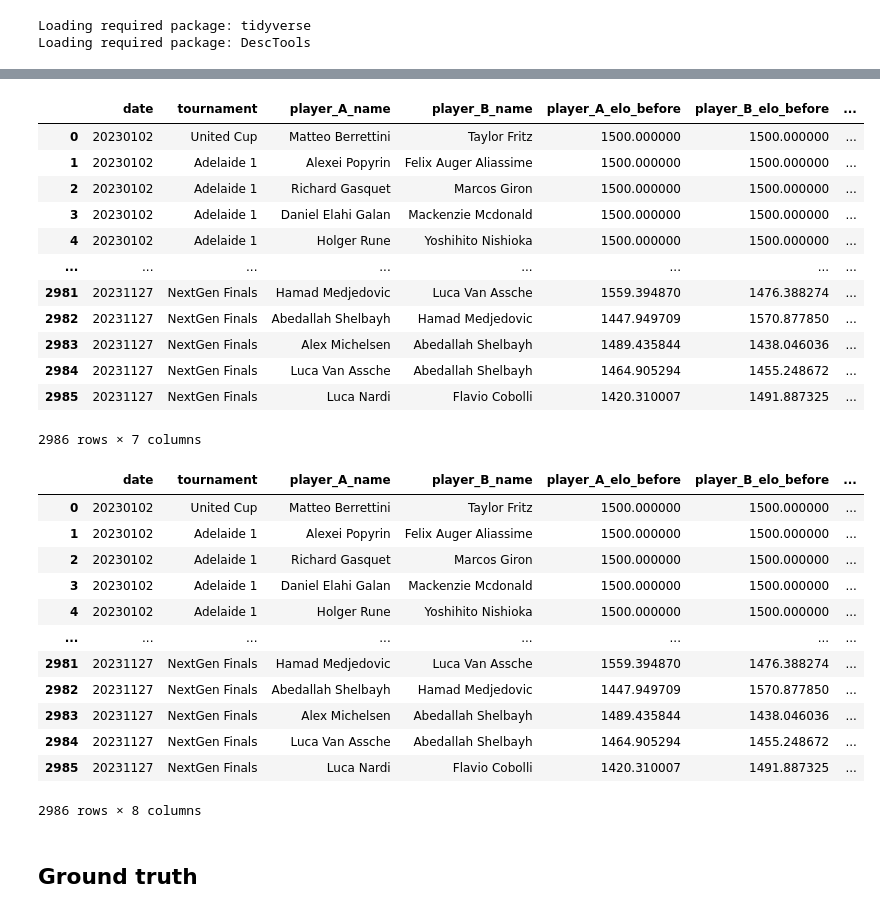
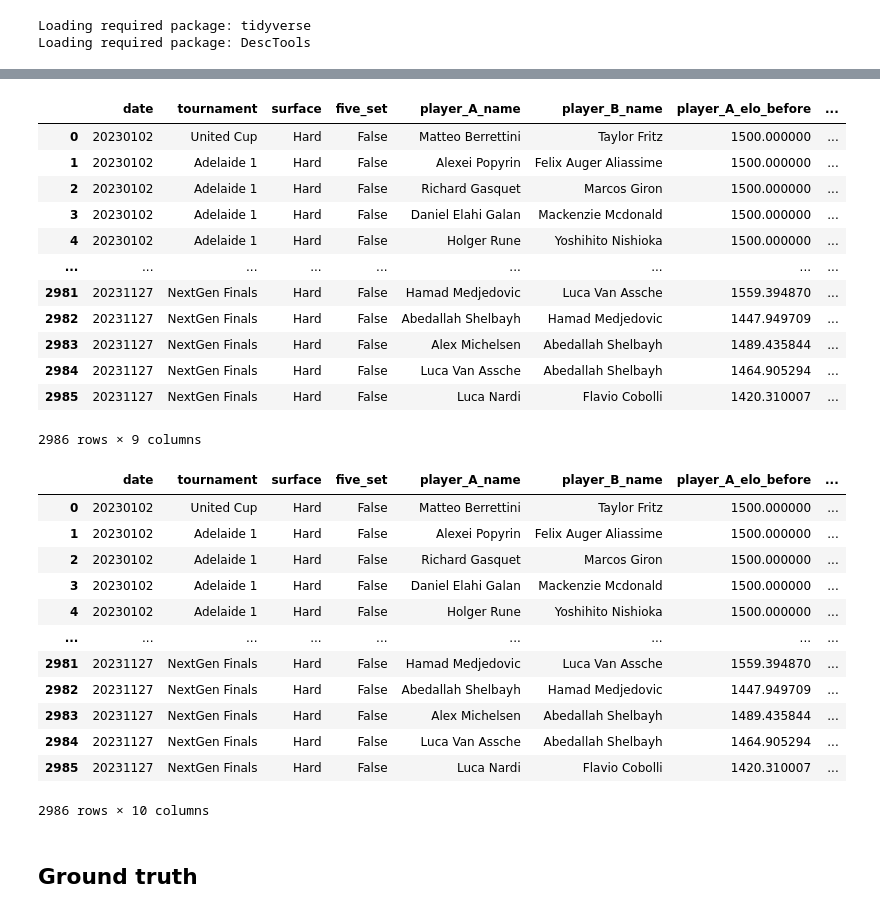
Before and after one commit to hazel-gandhi/tennis-regression, a Jupyter notebook: elo-r.ipynb, the cells around one changed output, grey strips where cells are left out. Drawn from its saved outputs; the diff is of its cells as text; code cells hidden in the pictures.

```diff
--- a/elo-r.ipynb
+++ b/elo-r.ipynb
@@ -19,4 +19,7 @@ import pandas as pd
 import numpy as np
 import matplotlib.pyplot as plt
 from IPython.display import display, HTML
+
+# show all columns
+pd.set_option("display.max_columns", None)
 # %% [output]
@@ -54,6 +77,10 @@ Loading required package: DescTools
 # Load match data
 df = pd.read_csv('atp_matches_2023.csv')
 df = df.sort_values('tourney_date')
+
+five_set = ['Us Open','Roland Garros', 'Australian Open', 'Wimbledon']
+df['five_set'] = df.tourney_name.isin(five_set)
+
 
 # Initialize Elo ratings
 elo_ratings = defaultdict(lambda: 1500)
@@ -76,9 +103,11 @@ for _, match in df.iterrows():
     # Record pre-match Elo ratings
     elo_snapshots.append({
         'date': match['tourney_date'],
+        'surface': match['surface'],
         'tournament': match['tourney_name'],
         'winner': winner,
         'loser': loser,
+        'five_set': match['five_set'],
         'winner_elo_before': rating_winner,
         'loser_elo_before': rating_loser
     })
@@ -111,57 +140,58 @@ elo_df
 # %%
 import numpy as np
 
 # Set seed for reproducibility
 np.random.seed(42)
 
 # Randomly assign winner to be Player A or B
 winner_is_A = np.random.randint(0, 2, size=len(elo_df)) == 1
 
 # Create transformed DataFrame
 elo_transformed = pd.DataFrame({
     'date': elo_df['date'],
     'tournament': elo_df['tournament'],
-
+    'surface' : elo_df['surface'],
+    'five_set': elo_df['five_set'],
     'player_A_name': np.where(winner_is_A, elo_df['winner'], elo_df['loser']),
     'player_B_name': np.where(winner_is_A, elo_df['loser'], elo_df['winner']),
 
     'player_A_elo_before': np.where(winner_is_A, elo_df['winner_elo_before'], elo_df['loser_elo_before']),
     'player_B_elo_before': np.where(winner_is_A, elo_df['loser_elo_before'], elo_df['winner_elo_before']),
 
     'player_A_win': winner_is_A.astype(int)
 })
 elo_transformed
 # %% [output]
-|  | date | tournament | player_A_name | player_B_name | player_A_elo_before | player_B_elo_before | ... |
-| 0 | 20230102 | United Cup | Matteo Berrettini | Taylor Fritz | 1500.000000 | 1500.000000 | ... |
-| 1 | 20230102 | Adelaide 1 | Alexei Popyrin | Felix Auger Aliassime | 1500.000000 | 1500.000000 | ... |
-| 2 | 20230102 | Adelaide 1 | Richard Gasquet | Marcos Giron | 1500.000000 | 1500.000000 | ... |
-| 3 | 20230102 | Adelaide 1 | Daniel Elahi Galan | Mackenzie Mcdonald | 1500.000000 | 1500.000000 | ... |
-| 4 | 20230102 | Adelaide 1 | Holger Rune | Yoshihito Nishioka | 1500.000000 | 1500.000000 | ... |
-| ... | ... | ... | ... | ... | ... | ... | ... |
-| 2981 | 20231127 | NextGen Finals | Hamad Medjedovic | Luca Van Assche | 1559.394870 | 1476.388274 | ... |
-| 2982 | 20231127 | NextGen Finals | Abedallah Shelbayh | Hamad Medjedovic | 1447.949709 | 1570.877850 | ... |
-| 2983 | 20231127 | NextGen Finals | Alex Michelsen | Abedallah Shelbayh | 1489.435844 | 1438.046036 | ... |
-| 2984 | 20231127 | NextGen Finals | Luca Van Assche | Abedallah Shelbayh | 1464.905294 | 1455.248672 | ... |
-| 2985 | 20231127 | NextGen Finals | Luca Nardi | Flavio Cobolli | 1420.310007 | 1491.887325 | ... |
+|  | date | tournament | surface | five_set | player_A_name | player_B_name | player_A_elo_before | ... |
+| 0 | 20230102 | United Cup | Hard | False | Matteo Berrettini | Taylor Fritz | 1500.000000 | ... |
+| 1 | 20230102 | Adelaide 1 | Hard | False | Alexei Popyrin | Felix Auger Aliassime | 1500.000000 | ... |
+| 2 | 20230102 | Adelaide 1 | Hard | False | Richard Gasquet | Marcos Giron | 1500.000000 | ... |
+| 3 | 20230102 | Adelaide 1 | Hard | False | Daniel Elahi Galan | Mackenzie Mcdonald | 1500.000000 | ... |
+| 4 | 20230102 | Adelaide 1 | Hard | False | Holger Rune | Yoshihito Nishioka | 1500.000000 | ... |
+| ... | ... | ... | ... | ... | ... | ... | ... | ... |
+| 2981 | 20231127 | NextGen Finals | Hard | False | Hamad Medjedovic | Luca Van Assche | 1559.394870 | ... |
+| 2982 | 20231127 | NextGen Finals | Hard | False | Abedallah Shelbayh | Hamad Medjedovic | 1447.949709 | ... |
+| 2983 | 20231127 | NextGen Finals | Hard | False | Alex Michelsen | Abedallah Shelbayh | 1489.435844 | ... |
+| 2984 | 20231127 | NextGen Finals | Hard | False | Luca Van Assche | Abedallah Shelbayh | 1464.905294 | ... |
+| 2985 | 20231127 | NextGen Finals | Hard | False | Luca Nardi | Flavio Cobolli | 1420.310007 | ... |
-2986 rows × 7 columns
+2986 rows × 9 columns
 # %%
 elo_transformed['elo_difference'] = elo_transformed['player_A_elo_before'] - elo_transformed ['player_B_elo_before']
 elo_transformed
 # %% [output]
-|  | date | tournament | player_A_name | player_B_name | player_A_elo_before | player_B_elo_before | ... |
-| 0 | 20230102 | United Cup | Matteo Berrettini | Taylor Fritz | 1500.000000 | 1500.000000 | ... |
-| 1 | 20230102 | Adelaide 1 | Alexei Popyrin | Felix Auger Aliassime | 1500.000000 | 1500.000000 | ... |
-| 2 | 20230102 | Adelaide 1 | Richard Gasquet | Marcos Giron | 1500.000000 | 1500.000000 | ... |
-| 3 | 20230102 | Adelaide 1 | Daniel Elahi Galan | Mackenzie Mcdonald | 1500.000000 | 1500.000000 | ... |
-| 4 | 20230102 | Adelaide 1 | Holger Rune | Yoshihito Nishioka | 1500.000000 | 1500.000000 | ... |
-| ... | ... | ... | ... | ... | ... | ... | ... |
-| 2981 | 20231127 | NextGen Finals | Hamad Medjedovic | Luca Van Assche | 1559.394870 | 1476.388274 | ... |
-| 2982 | 20231127 | NextGen Finals | Abedallah Shelbayh | Hamad Medjedovic | 1447.949709 | 1570.877850 | ... |
-| 2983 | 20231127 | NextGen Finals | Alex Michelsen | Abedallah Shelbayh | 1489.435844 | 1438.046036 | ... |
-| 2984 | 20231127 | NextGen Finals | Luca Van Assche | Abedallah Shelbayh | 1464.905294 | 1455.248672 | ... |
-| 2985 | 20231127 | NextGen Finals | Luca Nardi | Flavio Cobolli | 1420.310007 | 1491.887325 | ... |
+|  | date | tournament | surface | five_set | player_A_name | player_B_name | player_A_elo_before | ... |
+| 0 | 20230102 | United Cup | Hard | False | Matteo Berrettini | Taylor Fritz | 1500.000000 | ... |
+| 1 | 20230102 | Adelaide 1 | Hard | False | Alexei Popyrin | Felix Auger Aliassime | 1500.000000 | ... |
+| 2 | 20230102 | Adelaide 1 | Hard | False | Richard Gasquet | Marcos Giron | 1500.000000 | ... |
+| 3 | 20230102 | Adelaide 1 | Hard | False | Daniel Elahi Galan | Mackenzie Mcdonald | 1500.000000 | ... |
+| 4 | 20230102 | Adelaide 1 | Hard | False | Holger Rune | Yoshihito Nishioka | 1500.000000 | ... |
+| ... | ... | ... | ... | ... | ... | ... | ... | ... |
+| 2981 | 20231127 | NextGen Finals | Hard | False | Hamad Medjedovic | Luca Van Assche | 1559.394870 | ... |
+| 2982 | 20231127 | NextGen Finals | Hard | False | Abedallah Shelbayh | Hamad Medjedovic | 1447.949709 | ... |
+| 2983 | 20231127 | NextGen Finals | Hard | False | Alex Michelsen | Abedallah Shelbayh | 1489.435844 | ... |
+| 2984 | 20231127 | NextGen Finals | Hard | False | Luca Van Assche | Abedallah Shelbayh | 1464.905294 | ... |
+| 2985 | 20231127 | NextGen Finals | Hard | False | Luca Nardi | Flavio Cobolli | 1420.310007 | ... |
-2986 rows × 8 columns
+2986 rows × 10 columns
 # %% [markdown]
 ## Ground truth
 # %%
```
Also changed, not shown: parts of 8 cells of this notebook, 3 other files.
